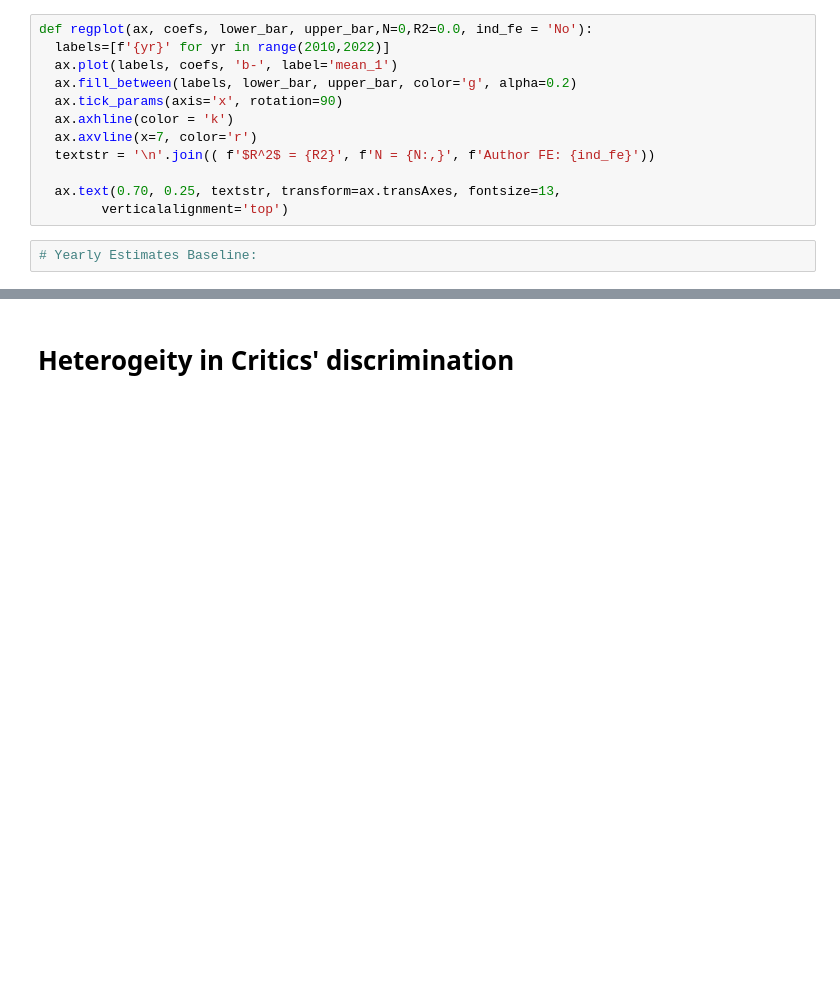
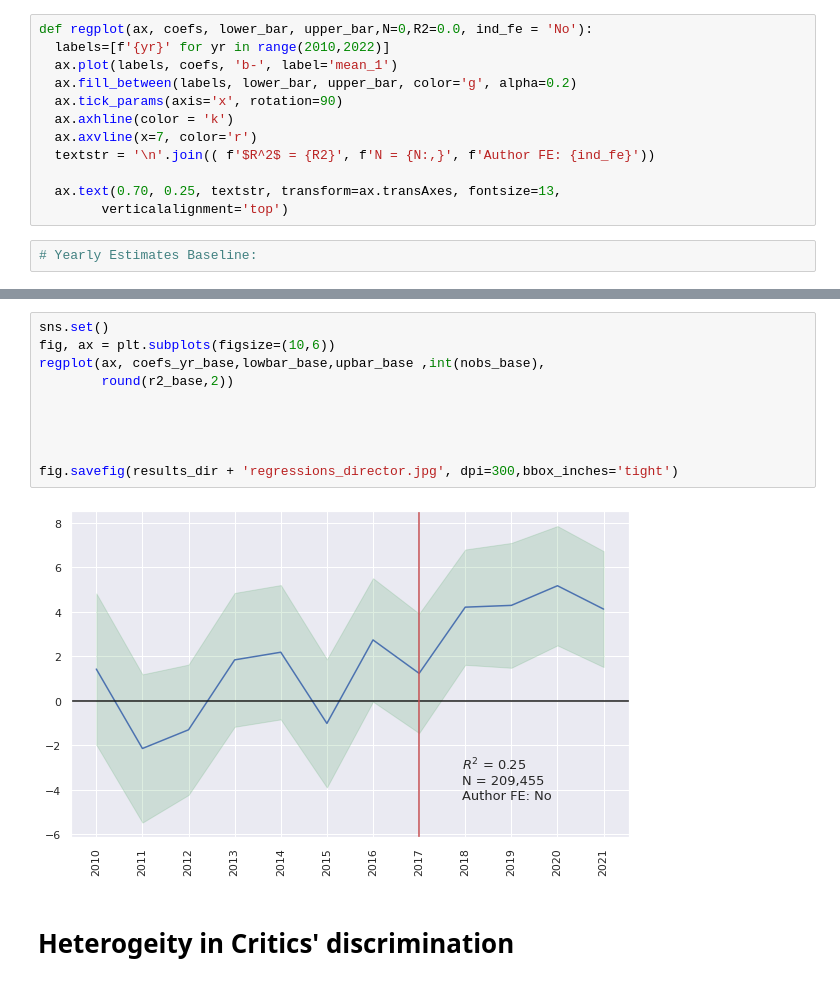
Before and after one commit to mahyarhabibi/GenderGaps_Hollywood, a Jupyter notebook: Codes/tables_graphs_pub.ipynb, the cells around one changed output, grey strips where cells are left out. Drawn from its saved outputs; the diff is of its cells as text; blank space fills up the shorter version.

```diff
--- a/Codes/tables_graphs_pub.ipynb
+++ b/Codes/tables_graphs_pub.ipynb
@@ -211,3 +178,15 @@ fig.savefig(results_dir + 'regressions_director.jpg', dpi=300,bbox_inches='tight
+# %%
+sns.set()
+fig, ax = plt.subplots(figsize=(10,6))
+regplot(ax, coefs_yr_base,lowbar_base,upbar_base ,int(nobs_base),
+        round(r2_base,2))
+
+
+
+
+fig.savefig(results_dir + 'regressions_director.jpg', dpi=300,bbox_inches='tight')
+# %% [output]
+[figure, added]
 # %% [markdown]
 # Heterogeity in Critics' discrimination
 # %%
```
Also changed, not shown: parts of 12 cells of this notebook.
